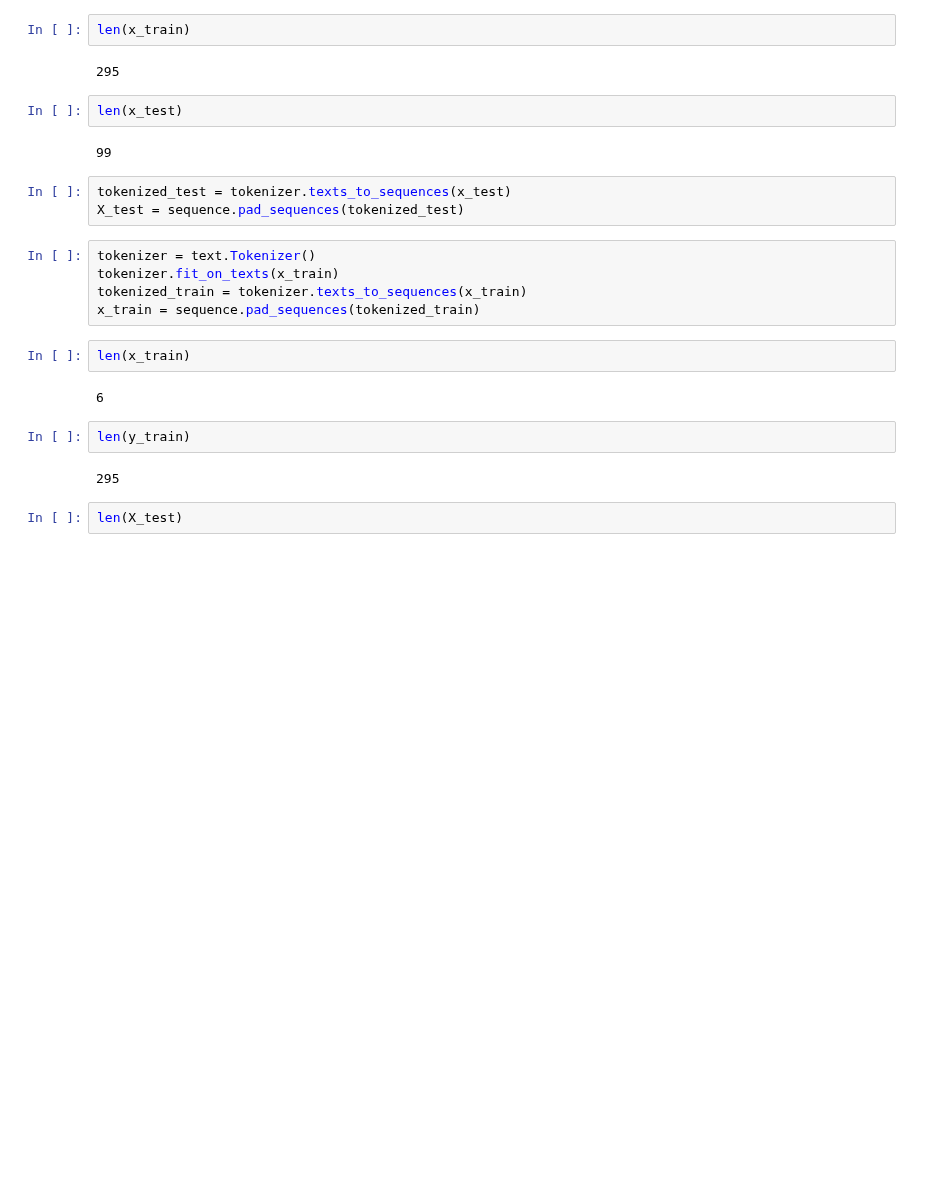
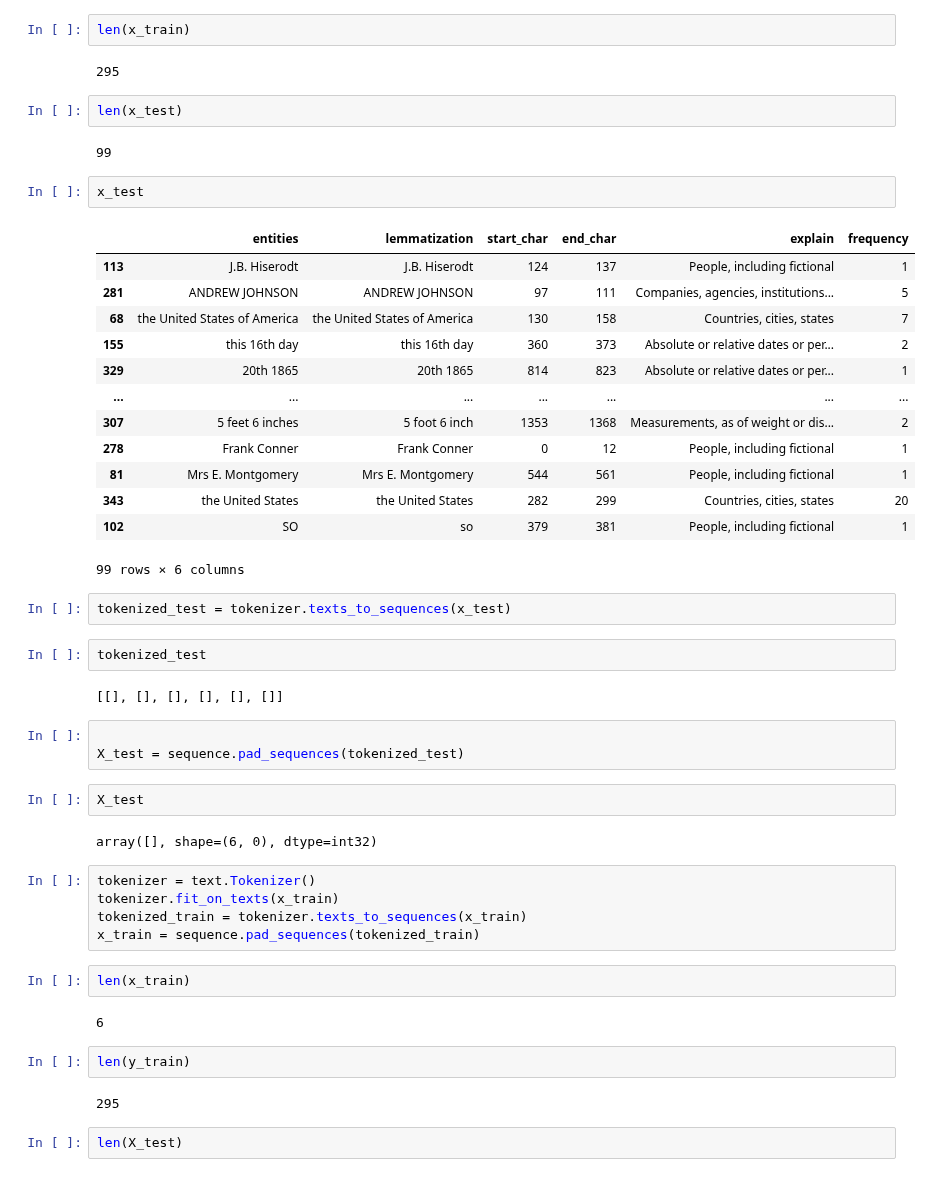
Before and after one commit to wassimchouchen/Natural-Language-Processing, a Jupyter notebook: ner-pos-tag-and-embedding.ipynb, the cells around one changed output. Cells and saved outputs as stored; diff of their text form; blank space fills up the shorter version.

```diff
--- a/ner-pos-tag-and-embedding.ipynb
+++ b/ner-pos-tag-and-embedding.ipynb
@@ -745,9 +856,35 @@ len(x_train)
 len(x_test)
 # %% [output]
 99
+# %%
+x_test
+# %% [output]
+|  | entities | lemmatization | start_char | end_char | explain | frequency |
+| 113 | J.B. Hiserodt | J.B. Hiserodt | 124 | 137 | People, including fictional | 1 |
+| 281 | ANDREW JOHNSON | ANDREW JOHNSON | 97 | 111 | Companies, agencies, institutions... | 5 |
+| 68 | the United States of America | the United States of America | 130 | 158 | Countries, cities, states | 7 |
+| 155 | this 16th day | this 16th day | 360 | 373 | Absolute or relative dates or per... | 2 |
+| 329 | 20th 1865 | 20th 1865 | 814 | 823 | Absolute or relative dates or per... | 1 |
+| ... | ... | ... | ... | ... | ... | ... |
+| 307 | 5 feet 6 inches | 5 foot 6 inch | 1353 | 1368 | Measurements, as of weight or dis... | 2 |
+| 278 | Frank Conner | Frank Conner | 0 | 12 | People, including fictional | 1 |
+| 81 | Mrs E. Montgomery | Mrs E. Montgomery | 544 | 561 | People, including fictional | 1 |
+| 343 | the United States | the United States | 282 | 299 | Countries, cities, states | 20 |
+| 102 | SO | so | 379 | 381 | People, including fictional | 1 |
+99 rows × 6 columns
 # %%
 tokenized_test = tokenizer.texts_to_sequences(x_test)
-X_test = sequence.pad_sequences(tokenized_test)
+# %%
+tokenized_test
+# %% [output]
+[[], [], [], [], [], []]
+# %%
+
+X_test = sequence.pad_sequences(tokenized_test)
+# %%
+X_test
+# %% [output]
+array([], shape=(6, 0), dtype=int32)
 # %%
 tokenizer = text.Tokenizer()
 tokenizer.fit_on_texts(x_train)
```
Also changed, not shown: parts of 38 cells of this notebook.
